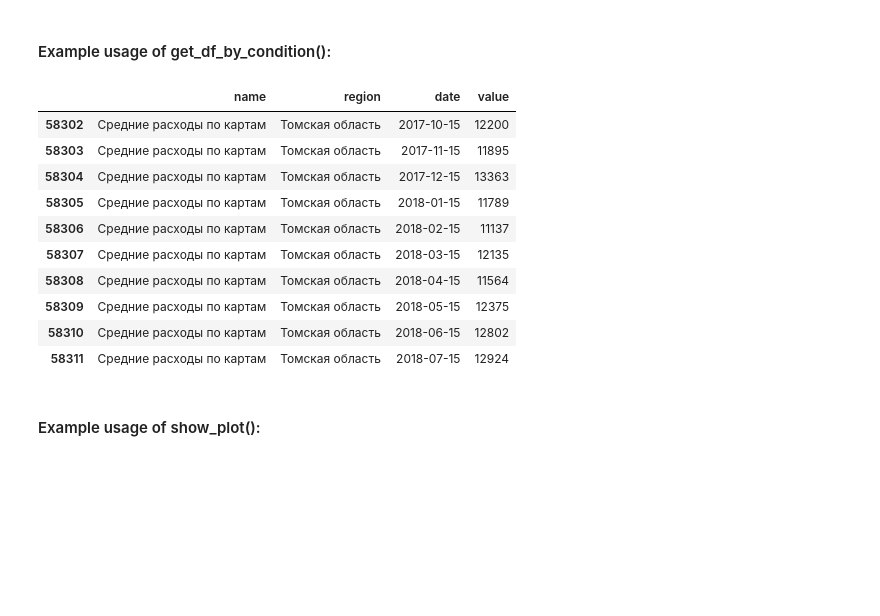
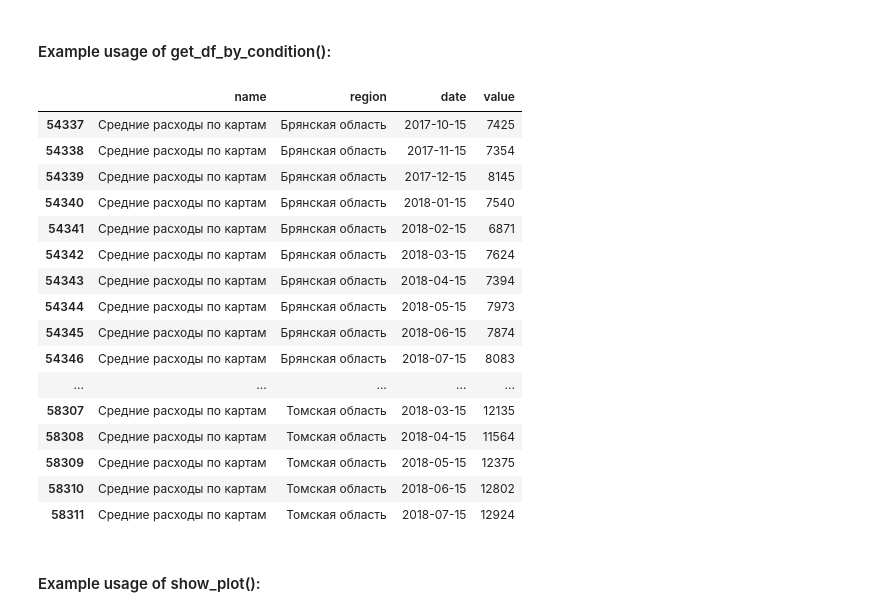
Before and after one commit to Bocharick/GeekBrains_AI_DataGathering, a Jupyter notebook: dz_07/dz_07.ipynb, the cells around one changed output. Drawn from its saved outputs; the diff is of its cells as text; code cells hidden in the pictures; blank space fills up the shorter version.

Commit message:
add multiple regions support and some more info to output

```diff
--- a/dz_07/dz_07.ipynb
+++ b/dz_07/dz_07.ipynb
@@ -39,7 +39,7 @@ regions_list = sorted(list(data['region'].unique()))
 def date_to_datetime(date):
     return datetime.datetime.fromisoformat(date)
 
-def get_df_by_condition(data, name, region, later_than_date, before_than_date):
+def get_df_by_condition(data, name, regions, later_than_date, before_than_date):
     """
     Example:
         data=data
@@ -48,7 +48,9 @@ def get_df_by_condition(data, name, region, later_than_date, before_than_date):
         later_than_date="2015-12-31"
         before_than_date="2017-12-31"
     """
-    tmp_df = data.loc[(data.name==names_list[name]) & (data.region==regions_list[region])].copy()
+    regions_names = [regions_list[i] for i in regions]
+#     tmp_df = data.loc[(data.name==names_list[name]) & (data.region==regions_list[region])].copy()
+    tmp_df = data.loc[(data.name==names_list[name]) & (data.region.isin(regions_names))].copy()
     return tmp_df.loc[(tmp_df.date > date_to_datetime(later_than_date)) & (tmp_df.date < date_to_datetime(before_than_date))].copy()
 # %%
 def show_plot(df):
@@ -113,15 +118,21 @@ print("Максимум:", data.date.max())
 # %% [markdown]
 #### Example usage of get_df_by_condition():
 # %%
-tst_df = get_df_by_condition(data=data, name=5, region=71, later_than_date="2017-10-10", before_than_date="2018-08-08")
+tst_df = get_df_by_condition(data=data, name=5, regions=[71, 5, 6, 7], later_than_date="2017-10-10", before_than_date="2018-08-08")
 tst_df
 # %% [output]
 |  | name | region | date | value |
-| 58302 | Средние расходы по картам | Томская область | 2017-10-15 | 12200 |
-| 58303 | Средние расходы по картам | Томская область | 2017-11-15 | 11895 |
-| 58304 | Средние расходы по картам | Томская область | 2017-12-15 | 13363 |
-| 58305 | Средние расходы по картам | Томская область | 2018-01-15 | 11789 |
-| 58306 | Средние расходы по картам | Томская область | 2018-02-15 | 11137 |
+| 54337 | Средние расходы по картам | Брянская область | 2017-10-15 | 7425 |
+| 54338 | Средние расходы по картам | Брянская область | 2017-11-15 | 7354 |
+| 54339 | Средние расходы по картам | Брянская область | 2017-12-15 | 8145 |
+| 54340 | Средние расходы по картам | Брянская область | 2018-01-15 | 7540 |
+| 54341 | Средние расходы по картам | Брянская область | 2018-02-15 | 6871 |
+| 54342 | Средние расходы по картам | Брянская область | 2018-03-15 | 7624 |
+| 54343 | Средние расходы по картам | Брянская область | 2018-04-15 | 7394 |
+| 54344 | Средние расходы по картам | Брянская область | 2018-05-15 | 7973 |
+| 54345 | Средние расходы по картам | Брянская область | 2018-06-15 | 7874 |
+| 54346 | Средние расходы по картам | Брянская область | 2018-07-15 | 8083 |
+| ... | ... | ... | ... | ... |
 | 58307 | Средние расходы по картам | Томская область | 2018-03-15 | 12135 |
 | 58308 | Средние расходы по картам | Томская область | 2018-04-15 | 11564 |
 | 58309 | Средние расходы по картам | Томская область | 2018-05-15 | 12375 |
```
Also changed, not shown: parts of 3 cells of this notebook.
